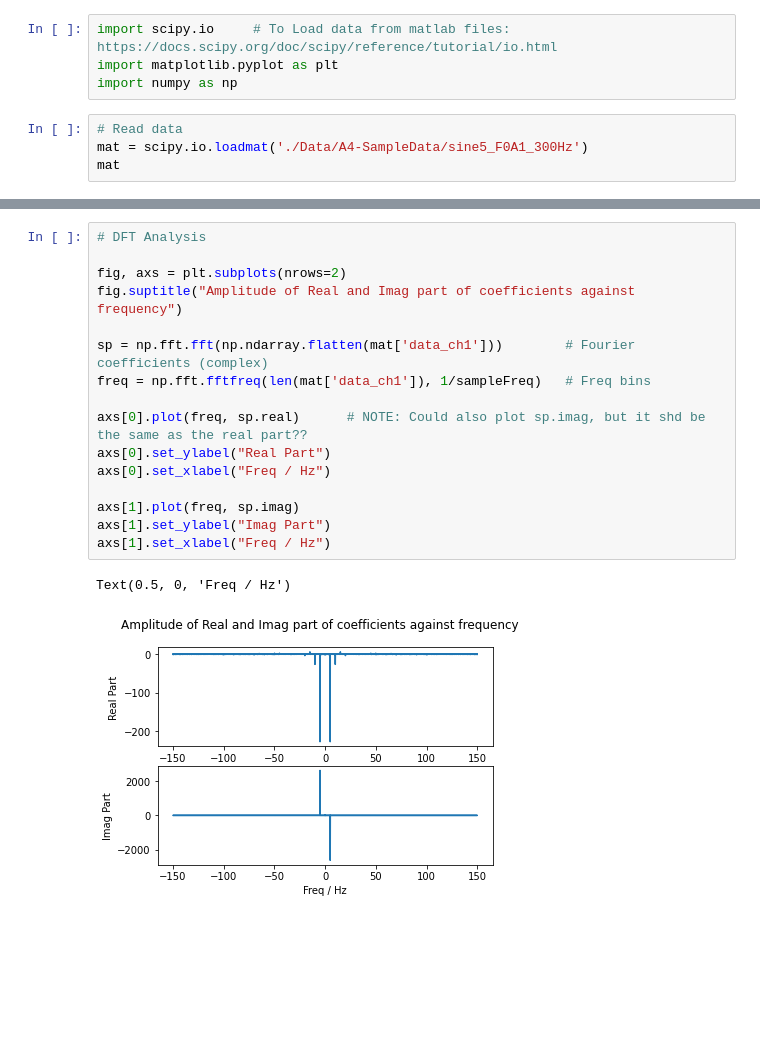
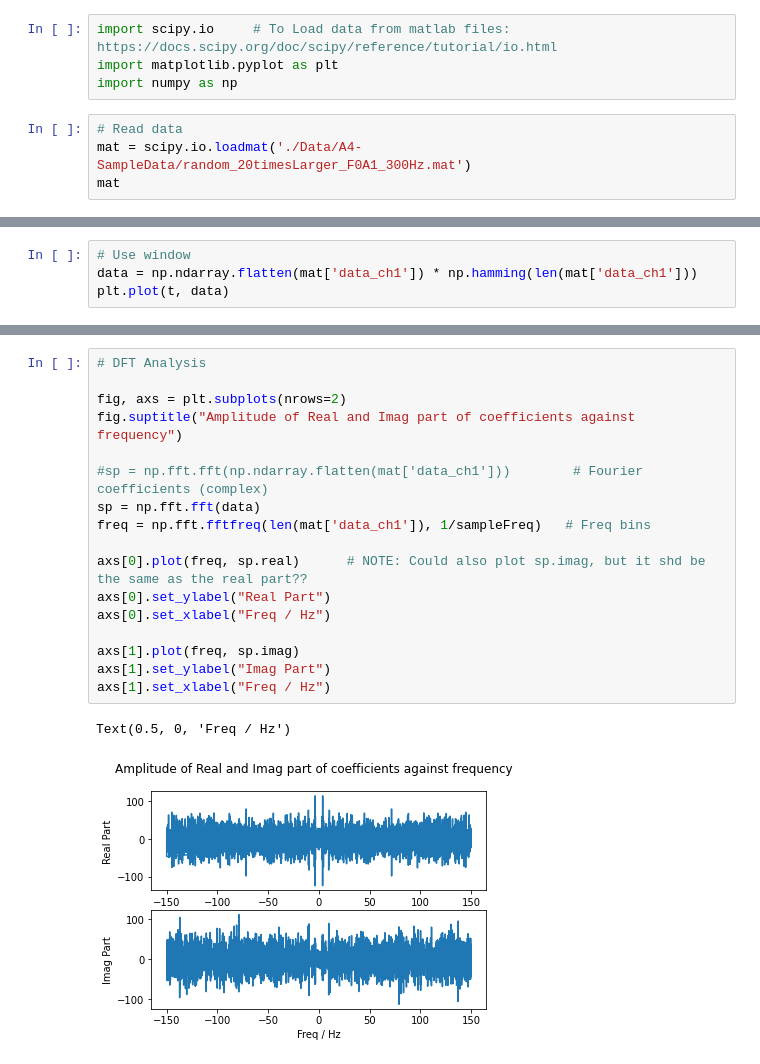
Before and after one commit to Guppy16/Windowing, a Jupyter notebook: DFT_example.ipynb, the cells around one changed output, grey strips where cells are left out. Drawn from its saved outputs; the diff is of its cells as text; blank space fills up the shorter version.

```diff
--- a/DFT_example.ipynb
+++ b/DFT_example.ipynb
@@ -4,6 +4,6 @@ import matplotlib.pyplot as plt
 import numpy as np
 # %%
 # Read data
-mat = scipy.io.loadmat('./Data/A4-SampleData/sine5_F0A1_300Hz')
+mat = scipy.io.loadmat('./Data/A4-SampleData/random_20timesLarger_F0A1_300Hz.mat')
 mat
 # %% [output]
@@ -49,0 +46,4 @@ Text(0.5, 1.0, 'Floor 1 Response')
+# %%
+# Use window
+data = np.ndarray.flatten(mat['data_ch1']) * np.hamming(len(mat['data_ch1']))
+plt.plot(t, data)
@@ -50,22 +53,23 @@ Text(0.5, 1.0, 'Floor 1 Response')
 # %%
 # DFT Analysis
 
 fig, axs = plt.subplots(nrows=2)
 fig.suptitle("Amplitude of Real and Imag part of coefficients against frequency")
 
-sp = np.fft.fft(np.ndarray.flatten(mat['data_ch1']))        # Fourier coefficients (complex)
+#sp = np.fft.fft(np.ndarray.flatten(mat['data_ch1']))        # Fourier coefficients (complex)
+sp = np.fft.fft(data)
 freq = np.fft.fftfreq(len(mat['data_ch1']), 1/sampleFreq)   # Freq bins
 
 axs[0].plot(freq, sp.real)      # NOTE: Could also plot sp.imag, but it shd be the same as the real part??
 axs[0].set_ylabel("Real Part")
 axs[0].set_xlabel("Freq / Hz")
 
 axs[1].plot(freq, sp.imag)
 axs[1].set_ylabel("Imag Part")
 axs[1].set_xlabel("Freq / Hz")
 # %% [output]
 Text(0.5, 0, 'Freq / Hz')
-[figure, old version]
+[figure, new version]
 # %%
 # Plot the absolute values of the +ve freq
 
```
Also changed, not shown: parts of 4 cells of this notebook, 19 other files.
